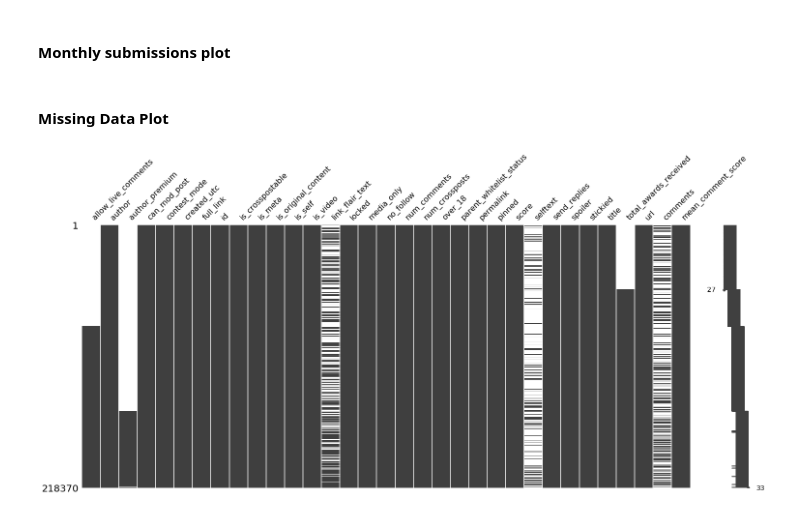
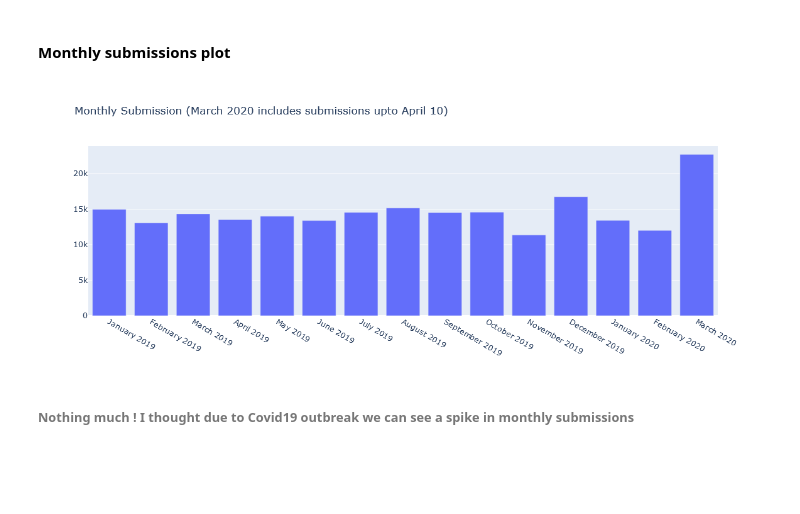
Before and after one commit to macabdul9/reddit-flait-detector, a Jupyter notebook: notebooks/reddit_flair_data_acquisation_June_2019.ipynb, the cells around one changed output. Cells and saved outputs as stored; diff of their text form; code cells hidden in the pictures; blank space fills up the shorter version.

```diff
--- a/notebooks/reddit_flair_data_acquisation_June_2019.ipynb
+++ b/notebooks/reddit_flair_data_acquisation_June_2019.ipynb
@@ -250,6 +252,11 @@ submissions = list(monthly_submissions.values())
 #### Monthly submissions plot
 # %%
 # monthly submissions
-pio.renderers.default = "svg"
-fig = go.Figure([go.Bar(x=months, y=submissions)])
-# fig.show()
+fig = go.Figure()
+fig.add_trace(go.Bar(x=months, y=submissions))
+fig.update_layout(
+    title="Monthly Submissions (March 2020 includes submissions upto April 10)"
+)
+fig.show()
+# %% [output]
+[figure, added]
@@ -258,8 +263,4 @@ fig = go.Figure([go.Bar(x=months, y=submissions)])
+# %% [markdown]
+###### Nothing much ! I thought due to Covid19 outbreak we can see a spike in monthly submissions
 # %%
 df = pd.concat(dfs)
-# %% [markdown]
-#### Missing Data Plot
-# %%
-msno.matrix(df);
-# %% [output]
-[figure, removed]
```
Also changed, not shown: parts of 36 cells of this notebook, 2 other files.
